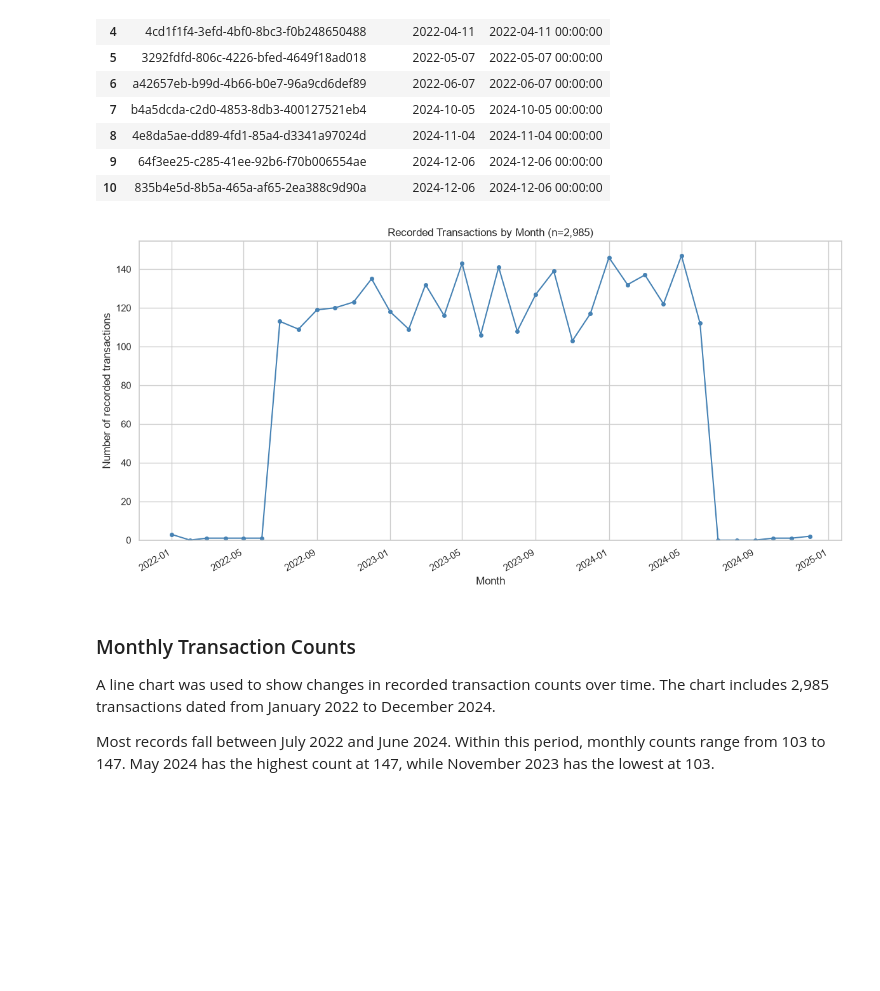
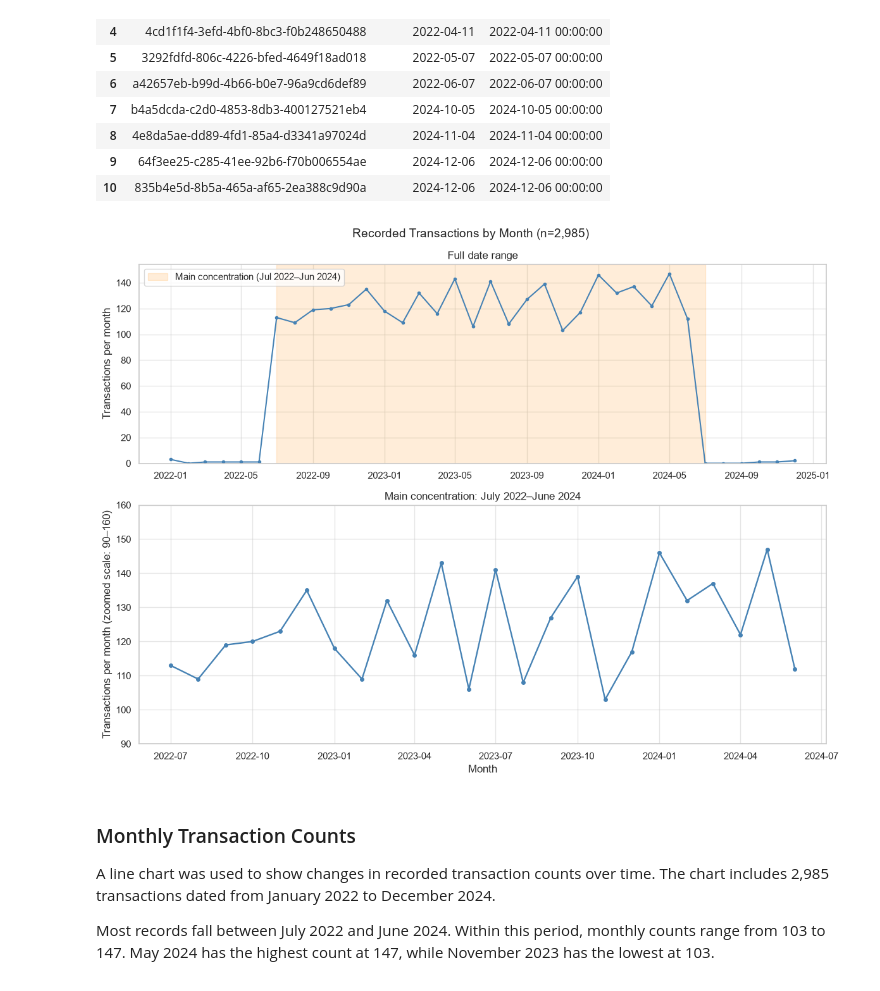
Before and after one commit to Srinder/H3101-ML-ml-linear-algebra-project-Team-PETIX-, a Jupyter notebook: H3101-ML-ml-linear-algebra-project-Team-PETIX--main/Week7_ML_Data_Visualizations/finmark_visualization_workflow.ipynb, the cells around one changed output. Saved outputs shown, nothing was run; the diff lists cells and outputs as text; code cells hidden in the pictures; blank space fills up the shorter version.

Commit message:
Added data visualizations

```diff
--- a/H3101-ML-ml-linear-algebra-project-Team-PETIX--main/Week7_ML_Data_Visualizations/finmark_visualization_workflow.ipynb
+++ b/H3101-ML-ml-linear-algebra-project-Team-PETIX--main/Week7_ML_Data_Visualizations/finmark_visualization_workflow.ipynb
@@ -562,42 +731,79 @@ display(date_comparison.drop_duplicates())
 | 9 | 64f3ee25-c285-41ee-92b6-f70b006554ae | 2024-12-06 | 2024-12-06 00:00:00 |
 | 10 | 835b4e5d-8b5a-465a-af65-2ea388c9d90a | 2024-12-06 | 2024-12-06 00:00:00 |
 # %%
-# Include every month, even those with no recorded transactions
+# Show the full date range and zoom in on the main concentration.
 all_months = pd.period_range(
     transactions["TransactionDate"].min().to_period("M"),
     transactions["TransactionDate"].max().to_period("M"),
-    freq="M"
+    freq="M",
 )
 
-monthly_counts = monthly_counts.reindex(all_months, fill_value=0)
+monthly_counts = (
+    transactions.dropna(subset=["TransactionDate"])
+    .groupby(transactions["TransactionDate"].dt.to_period("M"))
+    .size()
+    .reindex(all_months, fill_value=0)
+)
 
-fig, ax = plt.subplots(figsize=(12, 6))
+main_period_start = pd.Period("2022-07", freq="M")
+main_period_end = pd.Period("2024-06", freq="M")
+main_period_counts = monthly_counts.loc[
+    main_period_start:main_period_end
+]
 
-ax.plot(
+fig, (ax_full, ax_main) = plt.subplots(
+    2,
+    1,
+    figsize=(12, 9),
+    gridspec_kw={"height_ratios": [1, 1.2]},
+)
+
+ax_full.plot(
     monthly_counts.index.to_timestamp(),
     monthly_counts.values,
     marker="o",
+    markersize=3,
+    linewidth=1.5,
+    color="steelblue",
+)
+ax_full.axvspan(
+    main_period_start.start_time,
+    (main_period_end + 1).start_time,
+    color="darkorange",
+    alpha=0.15,
+    label="Main concentration (Jul 2022–Jun 2024)",
+)
+ax_full.set_title("Full date range")
+ax_full.set_ylabel("Transactions per month")
+ax_full.set_ylim(bottom=0)
+ax_full.legend(loc="upper left")
+
+ax_main.plot(
+    main_period_counts.index.to_timestamp(),
+    main_period_counts.values,
+    marker="o",
     markersize=4,
-    color="steelblue"
+    linewidth=1.7,
+    color="steelblue",
 )
+ax_main.set_title("Main concentration: July 2022–June 2024")
+ax_main.set_xlabel("Month")
+ax_main.set_ylabel("Transactions per month (zoomed scale: 90–160)")
+ax_main.set_ylim(90, 160)
 
-ax.set_title(
-    f"Recorded Transactions by Month (n={monthly_counts.sum():,})"
+fig.suptitle(
+    f"Recorded Transactions by Month (n={monthly_counts.sum():,})",
+    fontsize=14,
 )
-ax.set_xlabel("Month")
-ax.set_ylabel("Number of recorded transactions")
-ax.set_ylim(bottom=0)
-
-fig.autofmt_xdate()
 fig.tight_layout()
 fig.savefig(
     figures_folder / "05_monthly_transaction_counts.png",
     dpi=300,
-    bbox_inches="tight"
+    bbox_inches="tight",
 )
 plt.show()
 # %% [output]
-[figure, old version]
+[figure, new version]
 # %% [markdown]
 ### Monthly Transaction Counts
 
```
Also changed, not shown: parts of 21 cells of this notebook, 11 other files.
